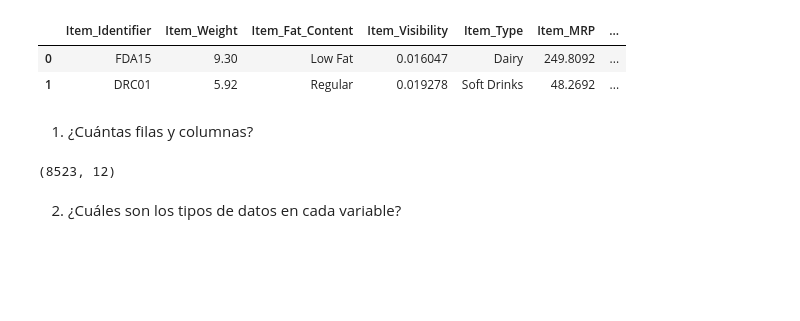
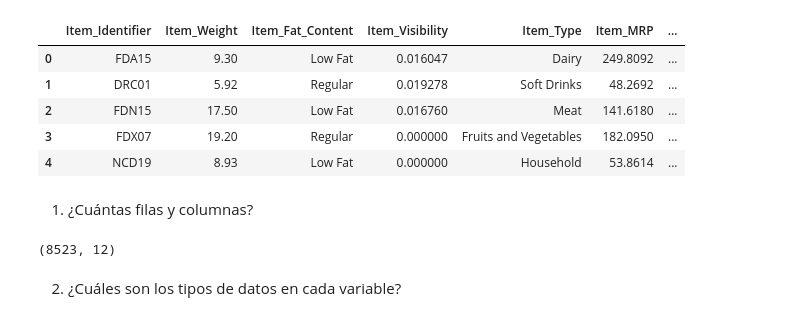
Before and after one commit to Betancur1991/Sales-Predictions, a Jupyter notebook: Sales_predictions.ipynb, the cells around one changed output. Drawn from its saved outputs; the diff is of its cells as text; code cells hidden in the pictures; blank space fills up the shorter version.

```diff
--- a/Sales_predictions.ipynb
+++ b/Sales_predictions.ipynb
@@ -8,11 +8,14 @@ import numpy as np
 # %%
 filename = '/content/drive/MyDrive/Codificación de Dojo/Proyecto1/sales_predictions.csv'
 df = pd.read_csv(filename)
-df.head(2)
+df.head()
 # %% [output]
 |  | Item_Identifier | Item_Weight | Item_Fat_Content | Item_Visibility | Item_Type | Item_MRP | ... |
 | 0 | FDA15 | 9.30 | Low Fat | 0.016047 | Dairy | 249.8092 | ... |
 | 1 | DRC01 | 5.92 | Regular | 0.019278 | Soft Drinks | 48.2692 | ... |
+| 2 | FDN15 | 17.50 | Low Fat | 0.016760 | Meat | 141.6180 | ... |
+| 3 | FDX07 | 19.20 | Regular | 0.000000 | Fruits and Vegetables | 182.0950 | ... |
+| 4 | NCD19 | 8.93 | Low Fat | 0.000000 | Household | 53.8614 | ... |
 # %% [markdown]
 1) ¿Cuántas filas y columnas?
 # %%
```
Also changed, not shown: parts of 16 cells of this notebook.
